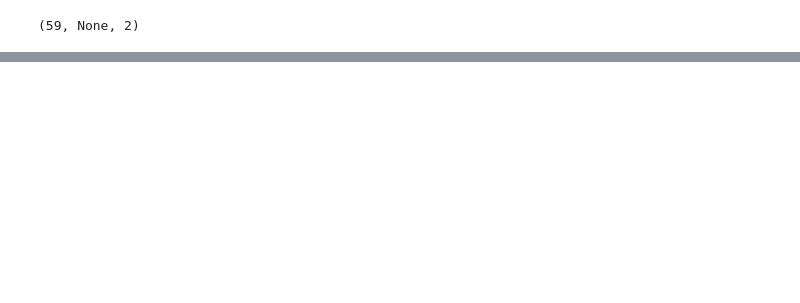
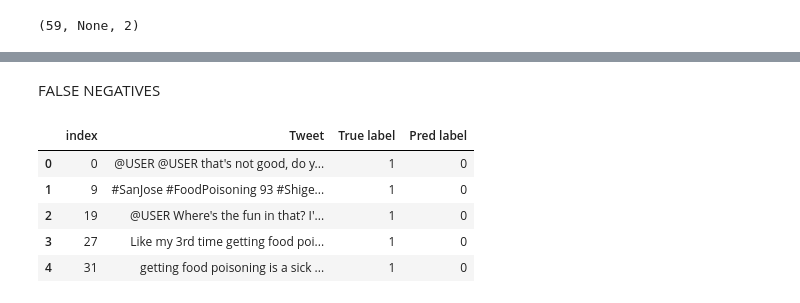
Before and after one commit to auro736/food_risk_MS_thesis, a Jupyter notebook: tasks/prova.ipynb, the cells around one changed output, grey strips where cells are left out. Saved outputs shown, nothing was run; the diff lists cells and outputs as text; code cells hidden in the pictures; blank space fills up the shorter version.

```diff
--- a/tasks/prova.ipynb
+++ b/tasks/prova.ipynb
@@ -120,0 +85,13 @@ plt.show()
+# %% [markdown]
+FALSE NEGATIVES
+# %%
+df_FN = df_errati[(df_errati['True label'] == 1 ) & (df_errati['Pred label'] == 0)]
+df_FN = df_FN.reset_index()
+df_FN.head()
+# %% [output]
+|  | index | Tweet | True label | Pred label |
+| 0 | 0 | @USER @USER that's not good, do y... | 1 | 0 |
+| 1 | 9 | #SanJose #FoodPoisoning 93 #Shige... | 1 | 0 |
+| 2 | 19 | @USER Where's the fun in that? I'... | 1 | 0 |
+| 3 | 27 | Like my 3rd time getting food poi... | 1 | 0 |
+| 4 | 31 | getting food poisoning is a sick ... | 1 | 0 |
```
Also changed, not shown: parts of 35 cells of this notebook, 7 other files.
